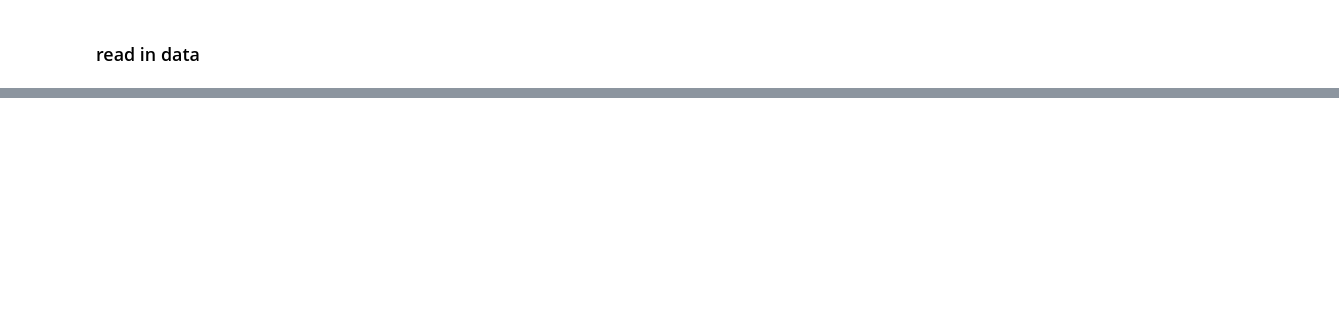
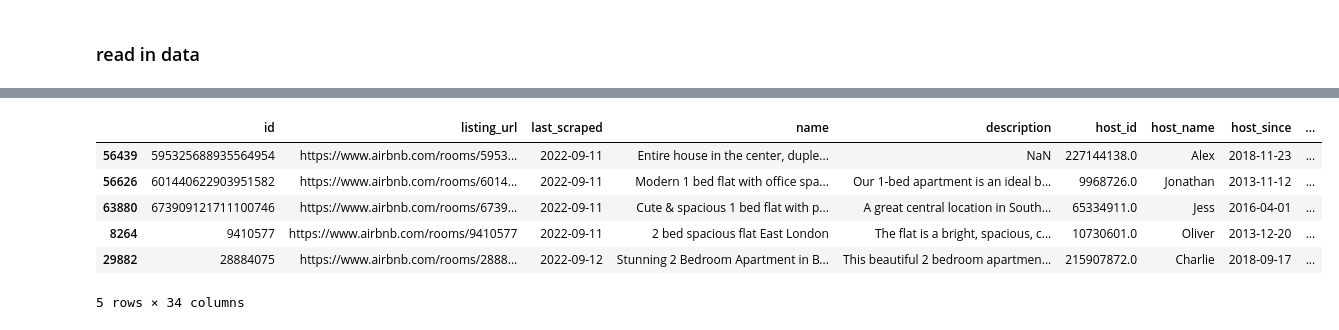
Before and after one commit to JinJiang22/fsds_GroupWork, a Jupyter notebook: Reproducible Analysis.ipynb, the cells around one changed output, grey strips where cells are left out. Drawn from its saved outputs; the diff is of its cells as text; code cells hidden in the pictures; blank space fills up the shorter version.

```diff
--- a/Reproducible Analysis.ipynb
+++ b/Reproducible Analysis.ipynb
@@ -137,6 +138,7 @@ Aim: calculate the availablity for each Airbnb listing in 2019 and 2022.
 # %% [markdown]
 ### read in data
 # %%
-IA_cal_2022 = pd.read_csv('./data/calendar.csv.gz',compression='gzip', low_memory=False)
-IA_cal_2022
+IA_2022 = pd.read_csv('./data/2022-09-10-listings.csv.gz',compression='gzip', low_memory=False)
+IA_2022.info()
+# we need to filter out the columns.
 # %% [output]
@@ -219,0 +186,6 @@ memory usage: 1.2+ GB
+# %%
+# select the column we need
+df_raw1 = IA_2022
+df_raw2 = IA_2019
+print(df_raw1.columns.to_list())
+print(df_raw2.columns.to_list())
@@ -219,0 +206,20 @@ memory usage: 1.2+ GB
+# %%
+# select the columns we may need. All fields about review are reserved.
+cols = ['id', 'listing_url', 'last_scraped', 'name', 'description', 'host_id', 'host_name',
+        'host_since','host_listings_count', 'host_total_listings_count',
+        'latitude', 'longitude', 'property_type', 'room_type', 'accommodates',
+        'amenities', 'price', 'minimum_nights', 'maximum_nights', 'availability_365',
+        'number_of_reviews', 'number_of_reviews_ltm', 'number_of_reviews_l30d', 'first_review', 'last_review',
+        'review_scores_rating', 'review_scores_accuracy', 'review_scores_cleanliness', 'review_scores_checkin',
+        'review_scores_communication', 'review_scores_location', 'review_scores_value', 'license', 'reviews_per_month']
+# %%
+df1 = df_raw1[cols]
+df1.sample(5)
+# %% [output]
+|  | id | listing_url | last_scraped | name | description | host_id | host_name | host_since | ... |
+| 56439 | 595325688935564954 | https://www.airbnb.com/rooms/5953... | 2022-09-11 | Entire house in the center, duple... | NaN | 227144138.0 | Alex | 2018-11-23 | ... |
+| 56626 | 601440622903951582 | https://www.airbnb.com/rooms/6014... | 2022-09-11 | Modern 1 bed flat with office spa... | Our 1-bed apartment is an ideal b... | 9968726.0 | Jonathan | 2013-11-12 | ... |
+| 63880 | 673909121711100746 | https://www.airbnb.com/rooms/6739... | 2022-09-11 | Cute & spacious 1 bed flat with p... | A great central location in South... | 65334911.0 | Jess | 2016-04-01 | ... |
+| 8264 | 9410577 | https://www.airbnb.com/rooms/9410577 | 2022-09-11 | 2 bed spacious flat East London | The flat is a bright, spacious, c... | 10730601.0 | Oliver | 2013-12-20 | ... |
+| 29882 | 28884075 | https://www.airbnb.com/rooms/2888... | 2022-09-12 | Stunning 2 Bedroom Apartment in B... | This beautiful 2 bedroom apartmen... | 215907872.0 | Charlie | 2018-09-17 | ... |
+5 rows × 34 columns
```
Also changed, not shown: parts of 33 cells of this notebook.
